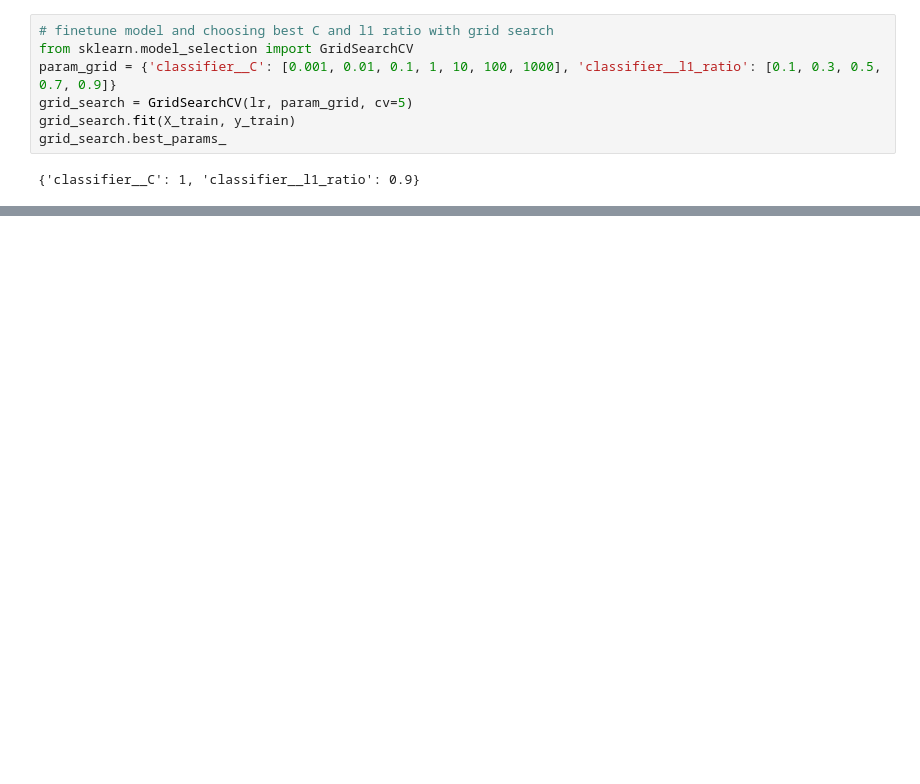
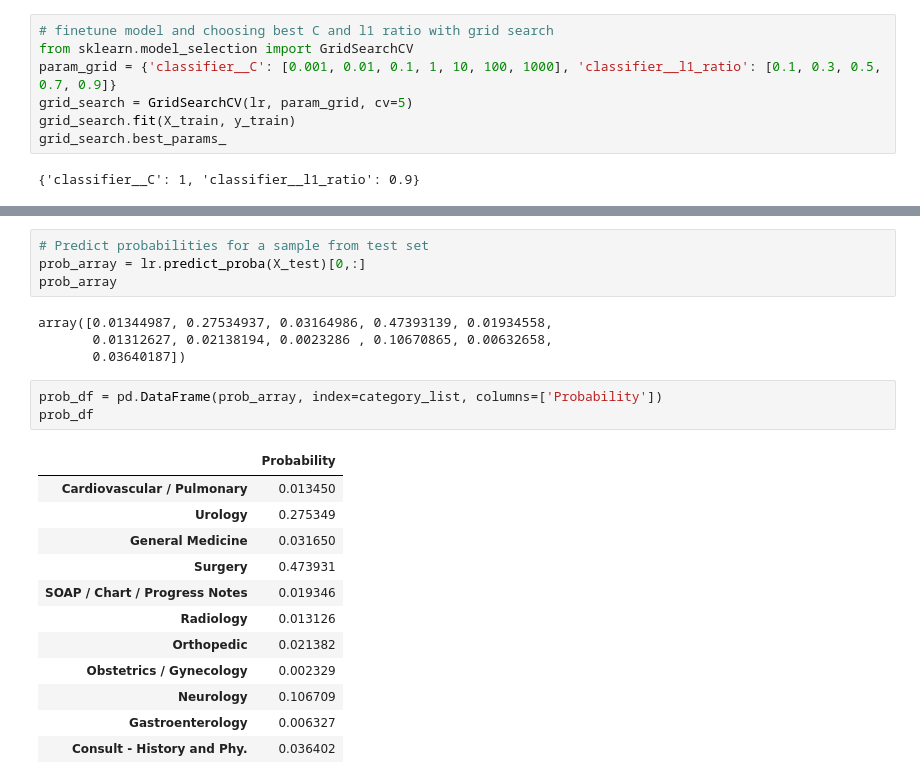
Before and after one commit to Tara-Sophia/NLP_Masterthesis, a Jupyter notebook: notebooks/01-hp-lrmodel.ipynb, the cells around one changed output, grey strips where cells are left out. Drawn from its saved outputs; the diff is of its cells as text; blank space fills up the shorter version.

```diff
--- a/notebooks/01-hp-lrmodel.ipynb
+++ b/notebooks/01-hp-lrmodel.ipynb
@@ -270,0 +273,24 @@ However some categories like Gastrientology are still not predicted well
+# %%
+# Predict probabilities for a sample from test set
+prob_array = lr.predict_proba(X_test)[0,:]
+prob_array
+# %% [output]
+array([0.01344987, 0.27534937, 0.03164986, 0.47393139, 0.01934558,
+       0.01312627, 0.02138194, 0.0023286 , 0.10670865, 0.00632658,
+       0.03640187])
+# %%
+prob_df = pd.DataFrame(prob_array, index=category_list, columns=['Probability'])
+prob_df
+# %% [output]
+|  | Probability |
+| Cardiovascular / Pulmonary | 0.013450 |
+| Urology | 0.275349 |
+| General Medicine | 0.031650 |
+| Surgery | 0.473931 |
+| SOAP / Chart / Progress Notes | 0.019346 |
+| Radiology | 0.013126 |
+| Orthopedic | 0.021382 |
+| Obstetrics / Gynecology | 0.002329 |
+| Neurology | 0.106709 |
+| Gastroenterology | 0.006327 |
+| Consult - History and Phy. | 0.036402 |
```
Also changed, not shown: parts of 17 cells of this notebook, 1 other file.
